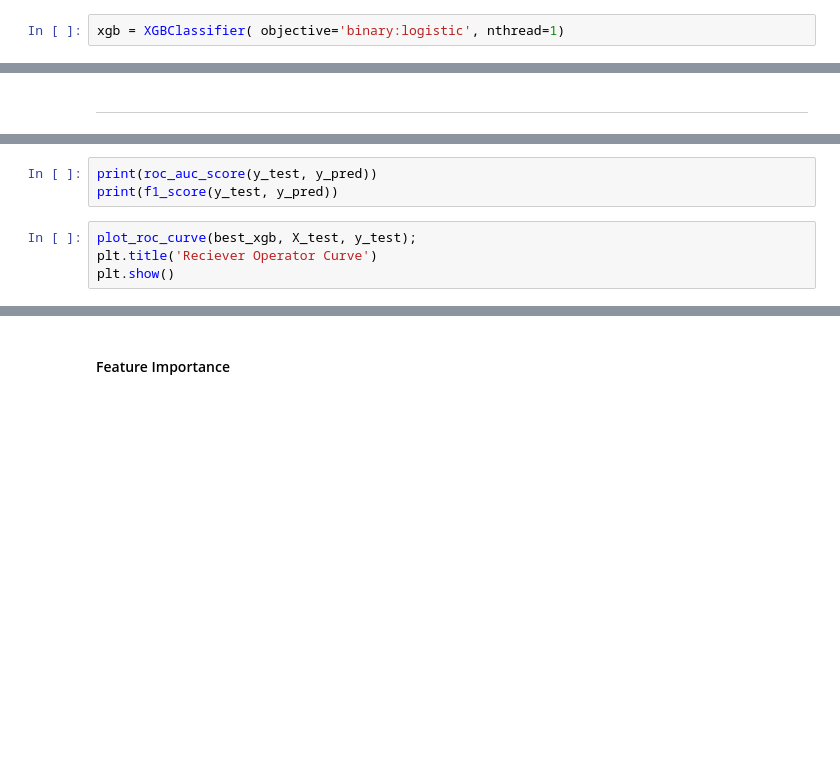
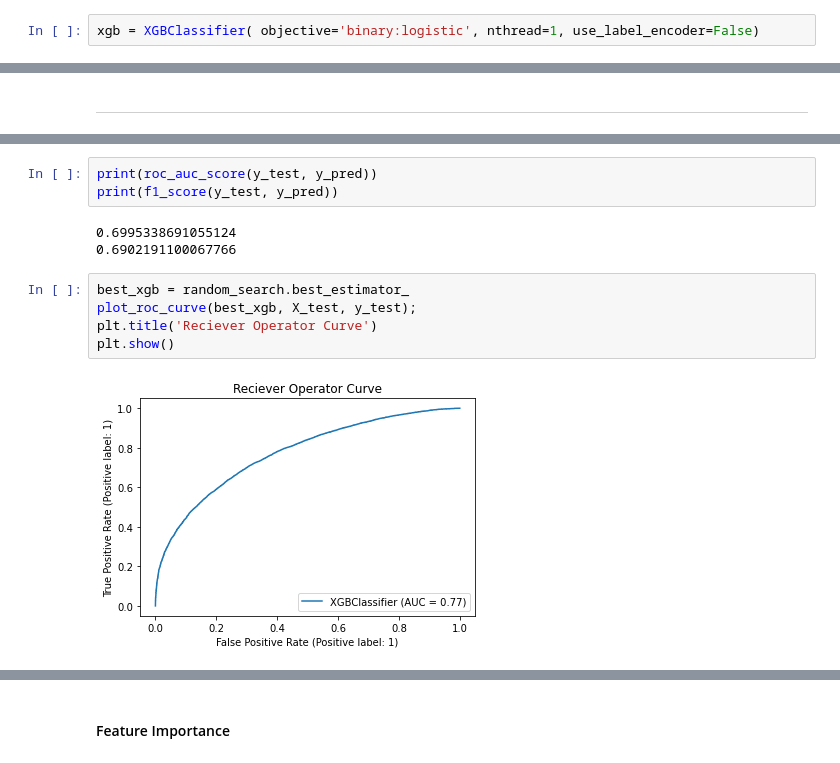
Before and after one commit to Arik-LT/Medium_Article_Analysis_and_Sucess_Predictor, a Jupyter notebook: Modelling Global.ipynb, the cells around one changed output, grey strips where cells are left out. Cells and saved outputs as stored; diff of their text form; blank space fills up the shorter version.

```diff
--- a/Modelling Global.ipynb
+++ b/Modelling Global.ipynb
@@ -401,7 +692,7 @@ params = {
         'learning_rate':[0.01, 0.05, 0.1]
         }
 # %%
-xgb = XGBClassifier( objective='binary:logistic', nthread=1)
+xgb = XGBClassifier( objective='binary:logistic', nthread=1, use_label_encoder=False)
 # %%
 folds = 5
 param_comb = 15
@@ -421,10 +758,16 @@ print(classification_report(y_test, y_pred))
 # %%
 print(roc_auc_score(y_test, y_pred))
 print(f1_score(y_test, y_pred))
+# %% [output]
+0.6995338691055124
+0.6902191100067766
 # %%
+best_xgb = random_search.best_estimator_
 plot_roc_curve(best_xgb, X_test, y_test);
 plt.title('Reciever Operator Curve')
 plt.show()
+# %% [output]
+[figure, added]
 # %%
 plot_confusion_matrix(best_xgb, X_test, y_test, cmap='Blues', labels=[1, 0], values_format='.0f')
 plt.show()
```
Also changed, not shown: parts of 67 cells of this notebook, 16 other files.
